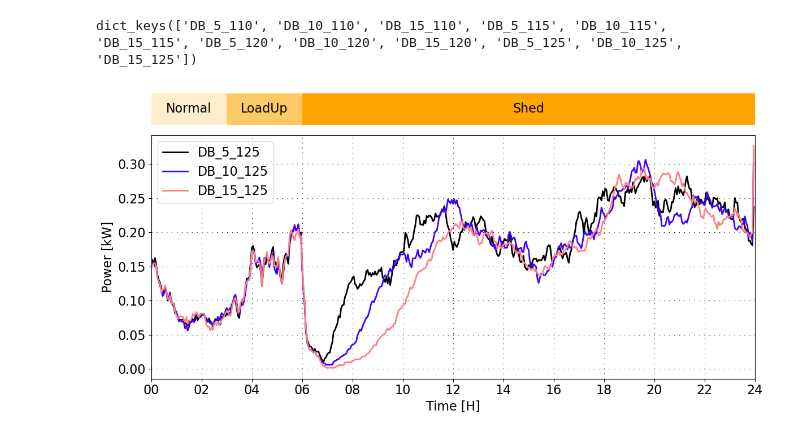
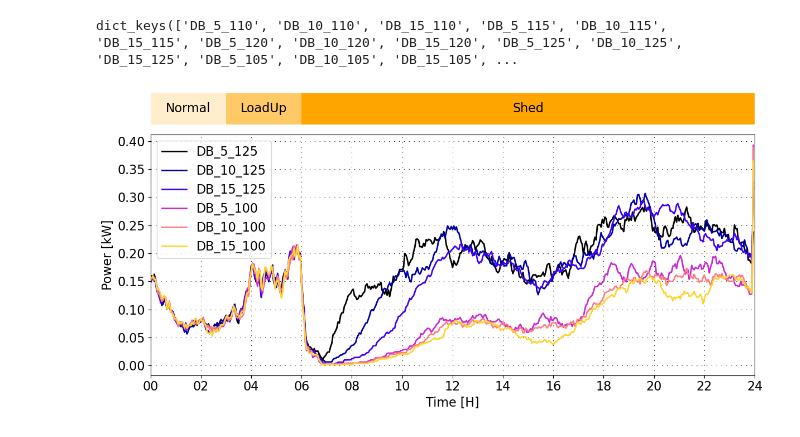
Before and after one commit to PortlandStatePowerLab/OCHRE_Run_Scripts, a Jupyter notebook: analyze_DB.ipynb, the cells around one changed output. Saved outputs shown, nothing was run; the diff lists cells and outputs as text; code cells hidden in the pictures.

Commit message:
multi home, baseline only parquet

```diff
--- a/analyze_DB.ipynb
+++ b/analyze_DB.ipynb
@@ -49,8 +49,8 @@ files = [
     "180110_1_3_ShedLong115_Control.parquet",
     "180110_1_3_ShedLong120_Control.parquet",
     "180110_1_3_ShedLong125_Control.parquet",
-    # "180110_1_3_Shed105_Control.parquet",
-    # "180110_1_3_Shed100_Control.parquet"
+    "180110_1_3_ShedLong105_Control.parquet",
+    "180110_1_3_ShedLong100_Control.parquet"
 ]
 
 all_results = {}
@@ -61,7 +61,7 @@ for f in files:
 print(all_results.keys())
 # print(all_results["DB_15_120"].head())
 # %% [output]
-dict_keys(['DB_5_110', 'DB_10_110', 'DB_15_110', 'DB_5_115', 'DB_10_115', 'DB_15_115', 'DB_5_120', 'DB_10_120', 'DB_15_120', 'DB_5_125', 'DB_10_125', 'DB_15_125'])
+dict_keys(['DB_5_110', 'DB_10_110', 'DB_15_110', 'DB_5_115', 'DB_10_115', 'DB_15_115', 'DB_5_120', 'DB_10_120', 'DB_15_120', 'DB_5_125', 'DB_10_125', 'DB_15_125', 'DB_5_105', 'DB_10_105', 'DB_15_105', ...
 # %%
 import matplotlib.pyplot as plt
 import numpy as np
@@ -111,7 +111,7 @@ def bars(ax, results, category_names):
 # Select deadbands to plot
 # -------------------------------
 # Pick any 1–2 keys from all_results
-keys_to_plot = ["DB_5_125", "DB_10_125", "DB_15_125"]  # example ,"DB_5_120", "DB_10_120", "DB_15_120"
+keys_to_plot = ["DB_5_125", "DB_10_125", "DB_15_125", "DB_5_100", "DB_10_100", "DB_15_100"]  # example ,"DB_5_120", "DB_10_120", "DB_15_120"
 DB_list = [all_results[k] for k in keys_to_plot]
 # DB_upLIST = DB_list = [all_results[k]["upDB"] for k in keys_to_plot]
 
@@ -141,34 +141,34 @@ bars(ax_bars, results, words)
 for i, db_series in enumerate(DB_list):
     if db_series.empty:
         print(f"{keys_to_plot[i]} is empty")
         continue
 
     # Ensure index is datetime
     if not np.issubdtype(db_series.index.dtype, np.datetime64):
         db_series.index = pd.to_datetime(db_series.index)
 
     # Convert datetime to numeric hours
     hours = (db_series.index - db_series.index[0]).total_seconds() / 3600
 
     ax_control.plot(hours, db_series.values/N, color=colors[i], linewidth=2, label=labels[i])
 
 ax_control.set_ylabel("Power [kW]", fontsize=A)
 ax_control.set_xlabel("Time [H]", fontsize=A)
 ax_control.tick_params(axis='x', labelrotation=0, labelsize=A)
 ax_control.tick_params(axis='y', labelsize=A)
 
 # X-axis formatting
 ax_control.set_xlim(0, 24)
 ax_control.set_xticks(range(0, 25, 2))
 ax_control.set_xticklabels([f"{h:02d}" for h in range(0, 25, 2)])
 
 ax_control.grid(True, linestyle=(0, (1, 7)), color='black', linewidth=0.8)
 ax_control.legend(fontsize=A)
 
 plt.tight_layout()
 plt.show()
 # %% [output]
-[figure, old version]
+[figure, new version]
 # %%
 #
 # %%
```
Also changed, not shown: 2 other files.
